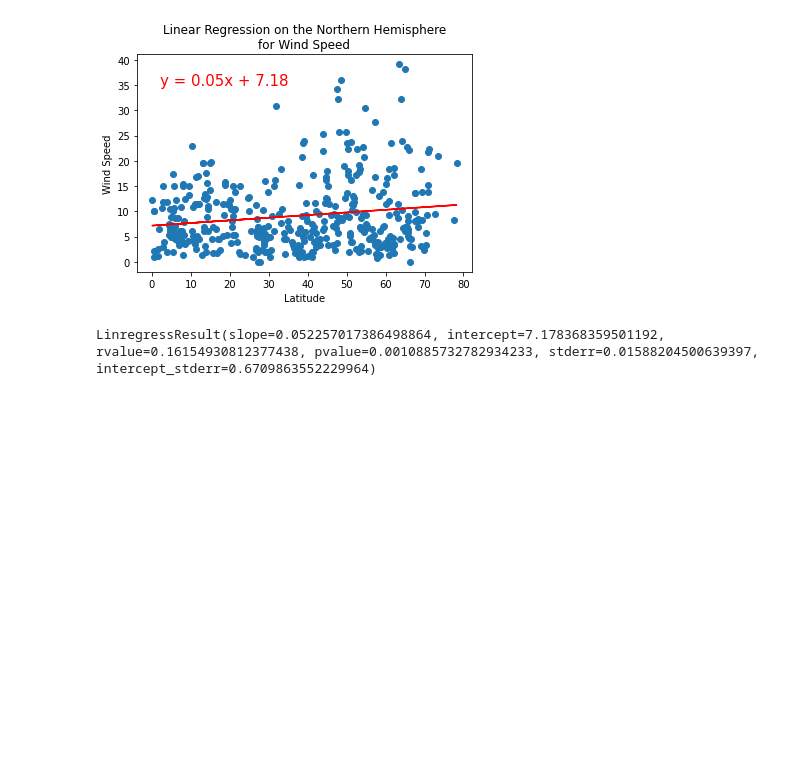
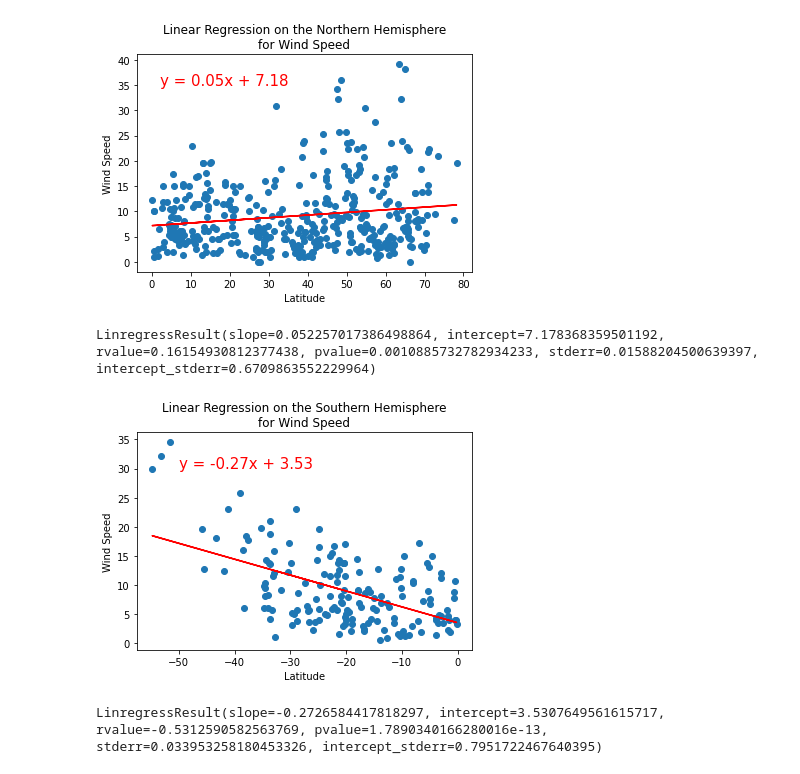
Before and after one commit to Gdreyes172/World_Weather_Analysis, a Jupyter notebook: WeatherPy.ipynb, the cells around one changed output. Drawn from its saved outputs; the diff is of its cells as text; code cells hidden in the pictures; blank space fills up the shorter version.

```diff
--- a/WeatherPy.ipynb
+++ b/WeatherPy.ipynb
@@ -527,3 +527,16 @@ linregress(x_values, y_values)
 # %% [output]
 [figure]
 LinregressResult(slope=0.052257017386498864, intercept=7.178368359501192, rvalue=0.16154930812377438, pvalue=0.0010885732782934233, stderr=0.01588204500639397, intercept_stderr=0.6709863552229964)
+# %%
+# Linear regression on the Northern Hemisphere
+x_values = southern_hemi_df["Lat"]
+y_values = southern_hemi_df["Wind Speed"]
+# Call the function.
+plot_linear_regression(x_values, y_values,
+                       'Linear Regression on the Southern Hemisphere\nfor Wind Speed',
+                       'Wind Speed',(-50,30))
+# Print line regress values
+linregress(x_values, y_values)
+# %% [output]
+[figure, added]
+LinregressResult(slope=-0.2726584417818297, intercept=3.5307649561615717, rvalue=-0.5312590582563769, pvalue=1.7890340166280016e-13, stderr=0.033953258180453326, intercept_stderr=0.7951722467640395)
```
Also changed, not shown: 2 other files.
